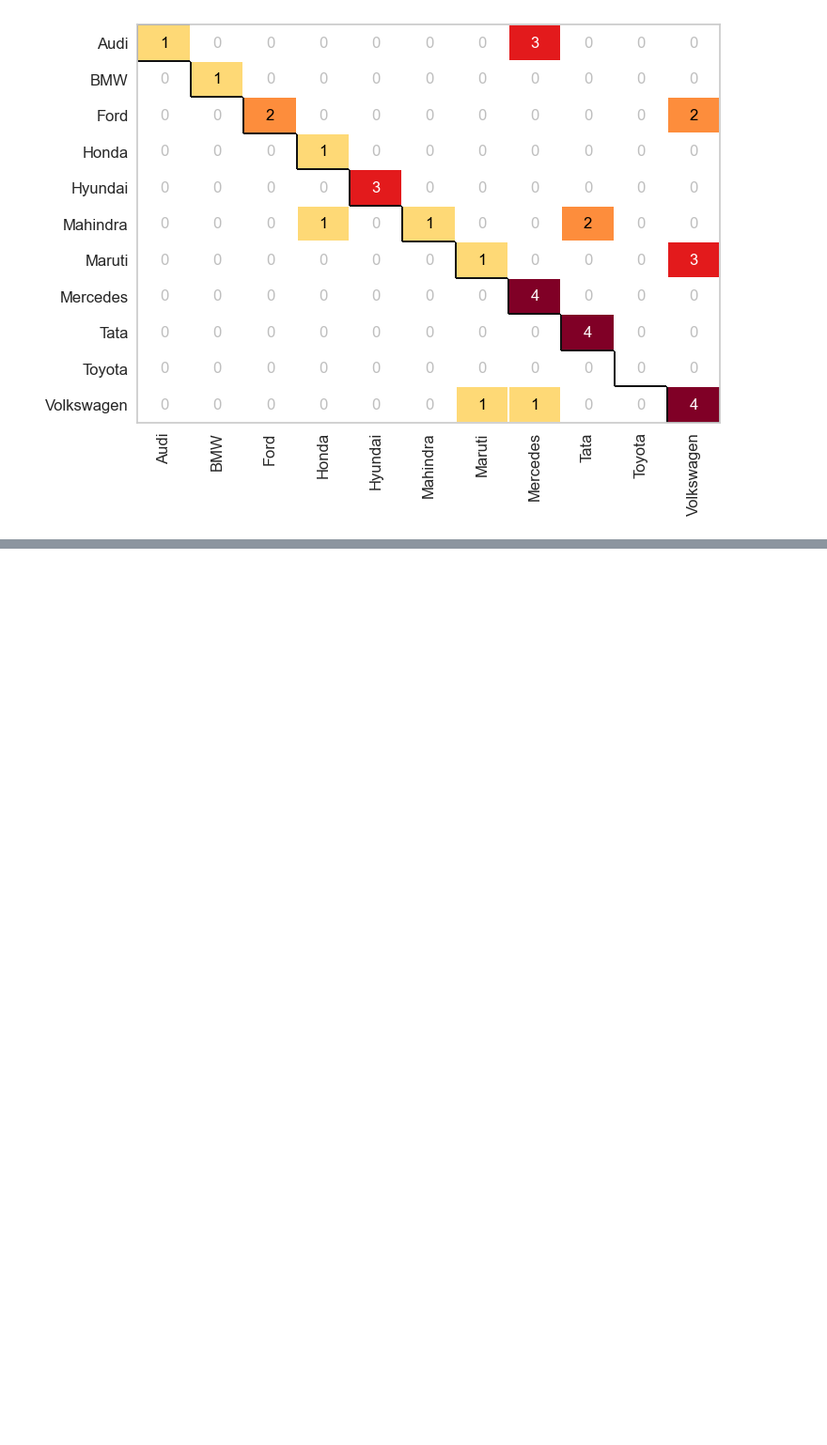
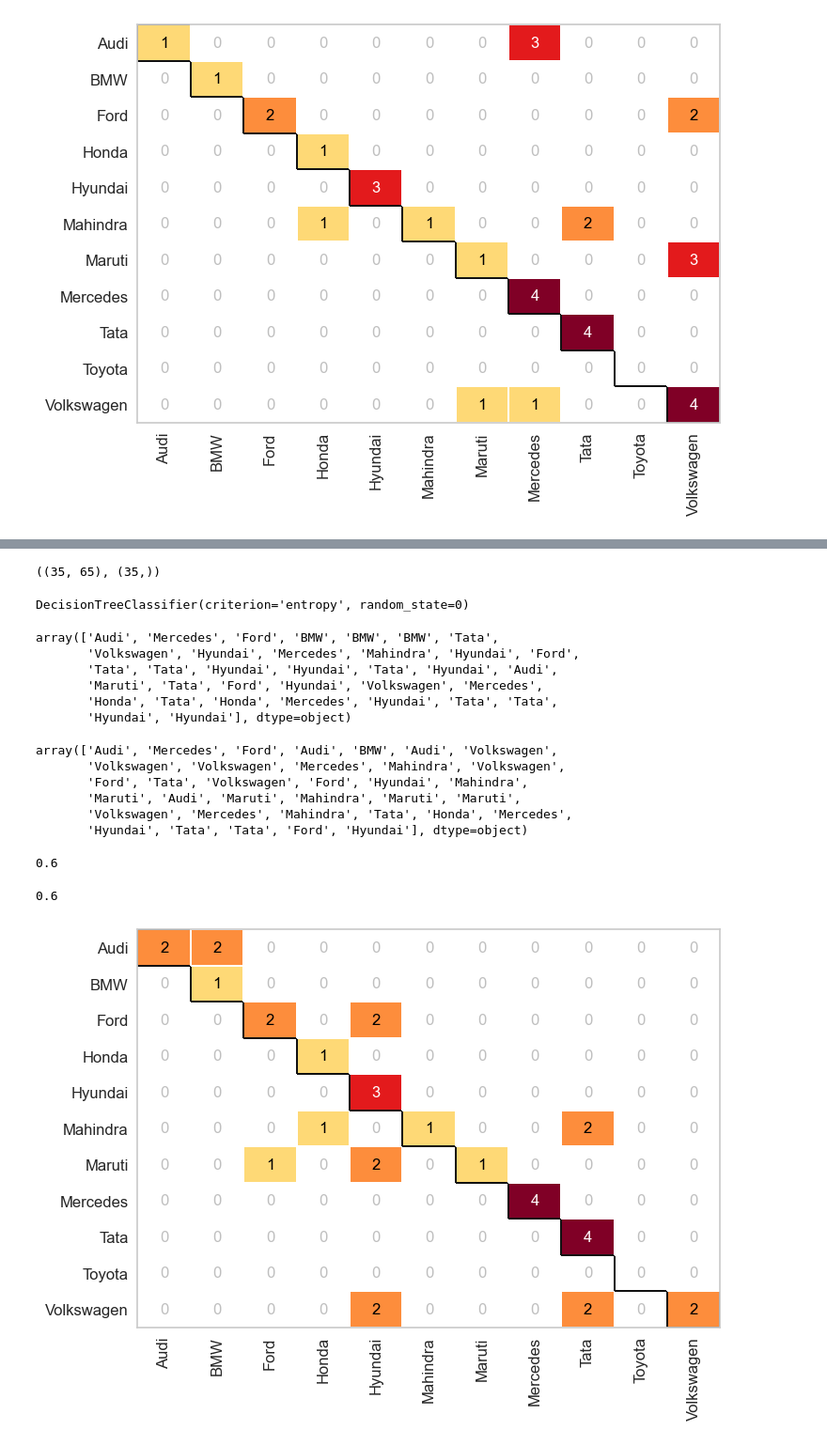
Before and after one commit to FernandoGiardini/CarSellPricePrediction, a Jupyter notebook: Prediction.ipynb, the cells around one changed output, grey strips where cells are left out. Shown at 94% size. Cells and saved outputs as stored; diff of their text form; code cells hidden in the pictures; blank space fills up the shorter version.

```diff
--- a/Prediction.ipynb
+++ b/Prediction.ipynb
@@ -387,0 +392,3 @@ cm.score(X_carros_teste,Y_carros_teste)
+# %%
+with open('carros.pkl', 'rb') as f:
+  X_carros_treinamento, Y_carros_treinamento, X_carros_teste, Y_carros_teste = pickle.load(f)
@@ -387,0 +399,39 @@ cm.score(X_carros_teste,Y_carros_teste)
+# %%
+X_carros_teste.shape, Y_carros_teste.shape
+# %% [output]
+((35, 65), (35,))
+# %%
+arvore_carros = DecisionTreeClassifier(criterion='entropy',random_state=0)
+arvore_carros.fit(X_carros_treinamento,Y_carros_treinamento)
+# %% [output]
+DecisionTreeClassifier(criterion='entropy', random_state=0)
+# %%
+DT_previsoes = arvore_carros.predict(X_carros_teste)
+DT_previsoes
+# %% [output]
+array(['Audi', 'Mercedes', 'Ford', 'BMW', 'BMW', 'BMW', 'Tata',
+       'Volkswagen', 'Hyundai', 'Mercedes', 'Mahindra', 'Hyundai', 'Ford',
+       'Tata', 'Tata', 'Hyundai', 'Hyundai', 'Tata', 'Hyundai', 'Audi',
+       'Maruti', 'Tata', 'Ford', 'Hyundai', 'Volkswagen', 'Mercedes',
+       'Honda', 'Tata', 'Honda', 'Mercedes', 'Hyundai', 'Tata', 'Tata',
+       'Hyundai', 'Hyundai'], dtype=object)
+# %%
+Y_carros_teste
+# %% [output]
+array(['Audi', 'Mercedes', 'Ford', 'Audi', 'BMW', 'Audi', 'Volkswagen',
+       'Volkswagen', 'Volkswagen', 'Mercedes', 'Mahindra', 'Volkswagen',
+       'Ford', 'Tata', 'Volkswagen', 'Ford', 'Hyundai', 'Mahindra',
+       'Maruti', 'Audi', 'Maruti', 'Mahindra', 'Maruti', 'Maruti',
+       'Volkswagen', 'Mercedes', 'Mahindra', 'Tata', 'Honda', 'Mercedes',
+       'Hyundai', 'Tata', 'Tata', 'Ford', 'Hyundai'], dtype=object)
+# %%
+accuracy_score(Y_carros_teste,DT_previsoes)
+# %% [output]
+0.6
+# %%
+DT_cm = ConfusionMatrix(arvore_carros)
+DT_cm.fit(X_carros_treinamento,Y_carros_treinamento)
+DT_cm.score(X_carros_teste,Y_carros_teste)
+# %% [output]
+0.6
+[figure, added]
```
Also changed, not shown: parts of 20 cells of this notebook.
